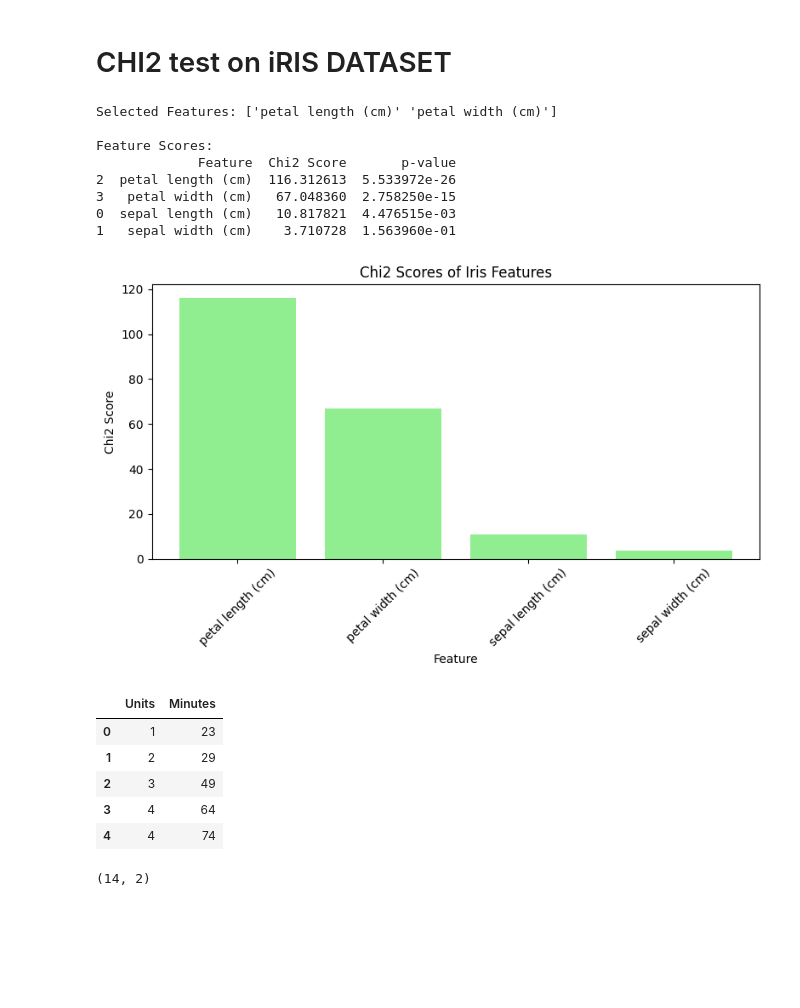
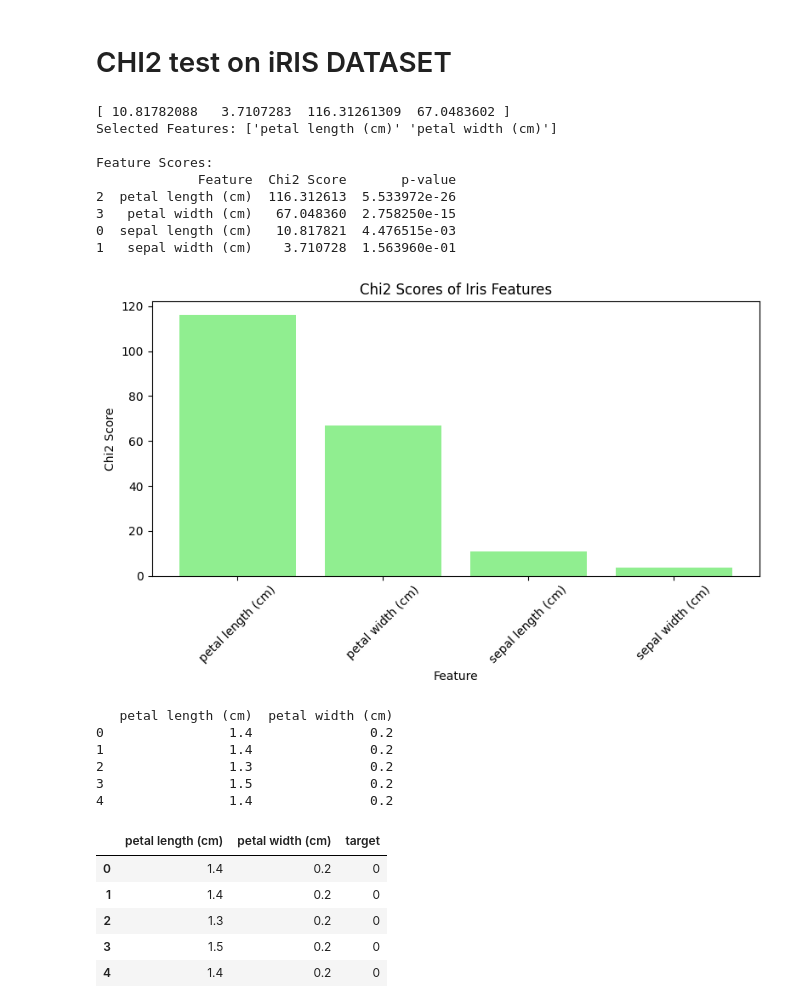
Before and after one commit to Mohammed-Abdul-Rafe-Sajid/ML-LAB, a Jupyter notebook: 5_anova_chi2,linear_reg.ipynb, the cells around one changed output. Saved outputs shown, nothing was run; the diff lists cells and outputs as text; code cells hidden in the pictures; blank space fills up the shorter version.

```diff
--- a/5_anova_chi2,linear_reg.ipynb
+++ b/5_anova_chi2,linear_reg.ipynb
@@ -83,7 +101,7 @@ selector.fit(X_nonneg, y)
 # Get scores and p-values
 scores = selector.scores_
 pvalues = selector.pvalues_
-
+print(scores)
 # Get selected features (all in this case, but can use k<N)
 selected_features = feature_names[selector.get_support()]
 
@@ -108,6 +126,7 @@ plt.xticks(rotation=45)
 plt.tight_layout()
 plt.show()
 # %% [output]
+[ 10.81782088   3.7107283  116.31261309  67.0483602 ]
 Selected Features: ['petal length (cm)' 'petal width (cm)']
 
 Feature Scores:
@@ -124,14 +139,22 @@ import numpy as np
-# %%
-df.head()
-# %% [output]
-|  | Units | Minutes |
-| 0 | 1 | 23 |
-| 1 | 2 | 29 |
-| 2 | 3 | 49 |
-| 3 | 4 | 64 |
-| 4 | 4 | 74 |
-# %%
-df.shape
-# %% [output]
-(14, 2)
+# %%
+final_df = pd.DataFrame(X_nonneg[:, selector.get_support()],
+                        columns=selected_features)
+
+print(final_df.head())
+d1=pd.Series(iris.target, name="target")
+dd=pd.concat([final_df,d1],axis=1)
+dd.head()
+# %% [output]
+   petal length (cm)  petal width (cm)
+0                1.4               0.2
+1                1.4               0.2
+2                1.3               0.2
+3                1.5               0.2
+4                1.4               0.2
+|  | petal length (cm) | petal width (cm) | target |
+| 0 | 1.4 | 0.2 | 0 |
+| 1 | 1.4 | 0.2 | 0 |
+| 2 | 1.3 | 0.2 | 0 |
+| 3 | 1.5 | 0.2 | 0 |
+| 4 | 1.4 | 0.2 | 0 |
 # %%
```
Also changed, not shown: parts of 6 cells of this notebook.
